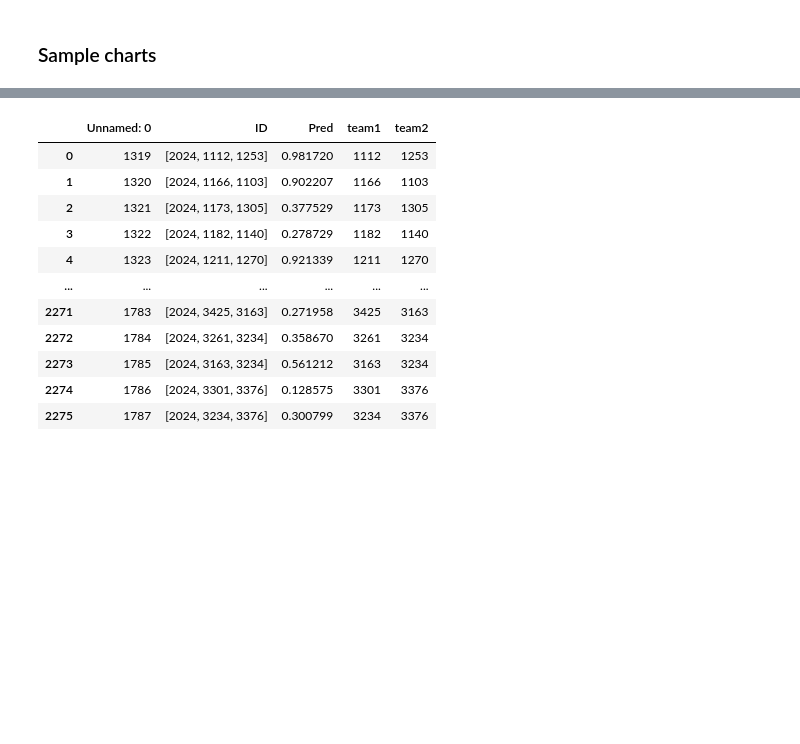
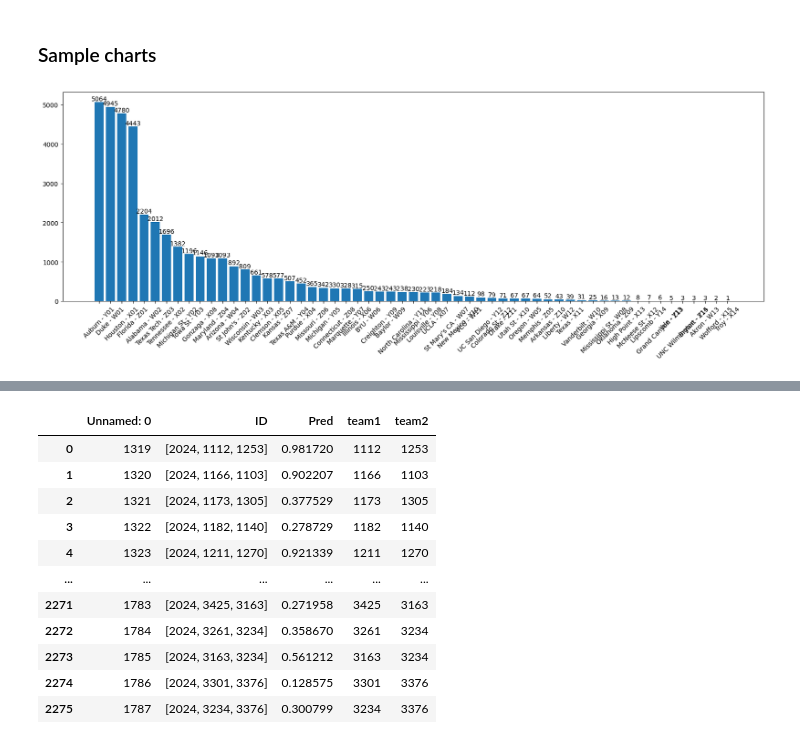
Before and after one commit to skydale23/kaggle-ncaam, a Jupyter notebook: 2025_model/production_notebooks/bracket_simulation.ipynb, the cells around one changed output, grey strips where cells are left out. Saved outputs shown, nothing was run; the diff lists cells and outputs as text; code cells hidden in the pictures; blank space fills up the shorter version.

```diff
--- a/2025_model/production_notebooks/bracket_simulation.ipynb
+++ b/2025_model/production_notebooks/bracket_simulation.ipynb
@@ -170,0 +255,4 @@ def plot_likelihoods(sim_df, round, quadrant=None):
+# %%
+results_perc = plot_likelihoods(result_m, round=4)
+# %% [output]
+[figure, added]
```
Also changed, not shown: parts of 35 cells of this notebook, 10 other files.
